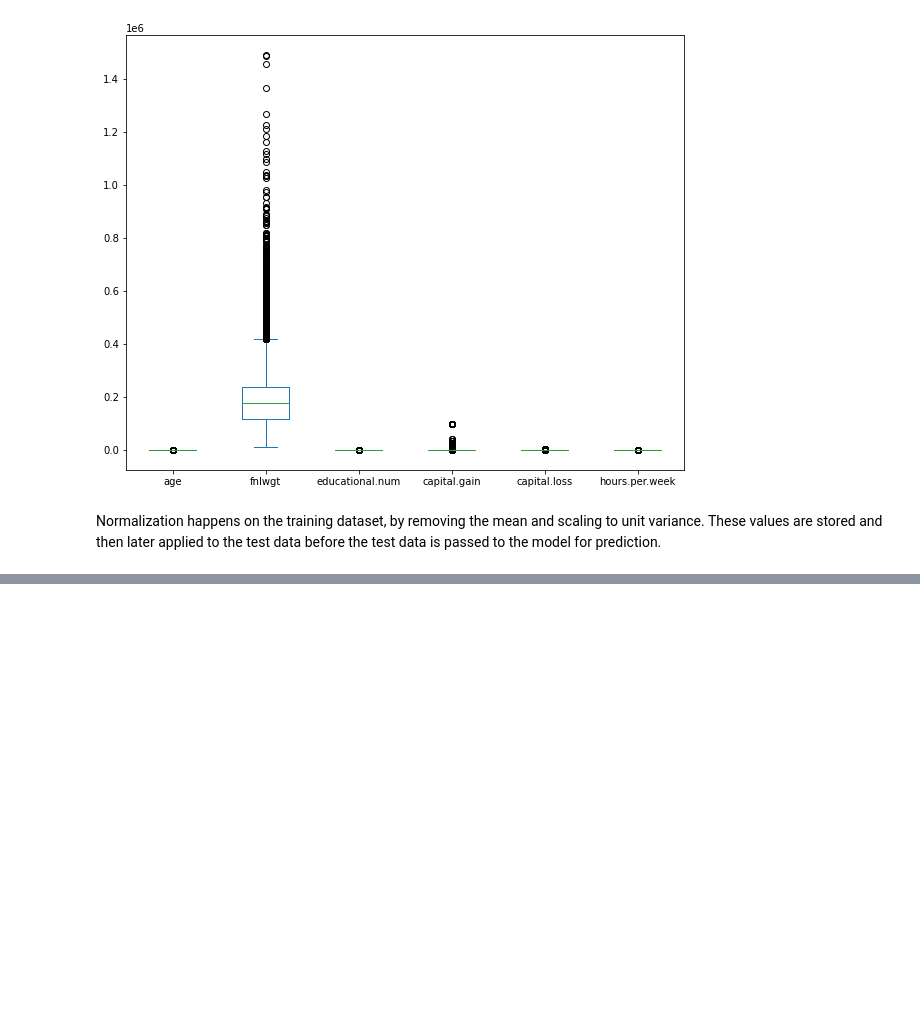
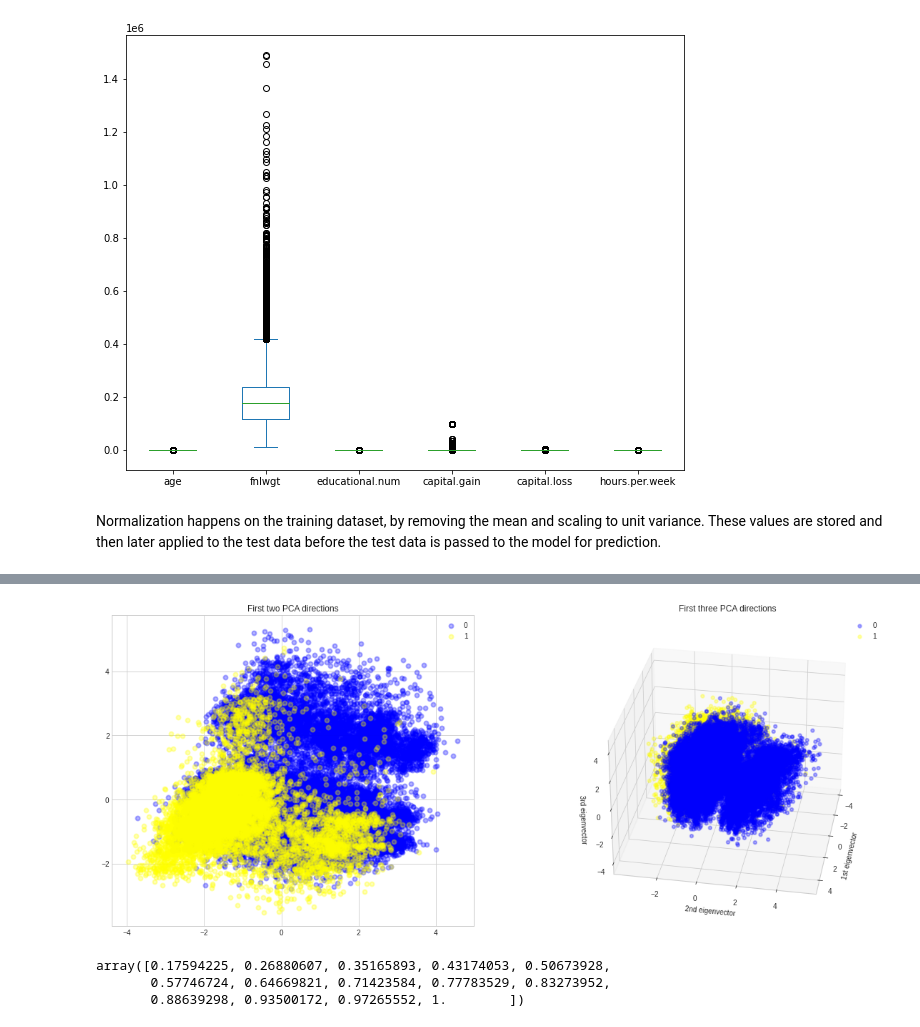
Before and after one commit to Patcast/IncomeAdultClassification, a Jupyter notebook: LogisticRegression.ipynb, the cells around one changed output, grey strips where cells are left out. Cells and saved outputs as stored; diff of their text form; code cells hidden in the pictures; blank space fills up the shorter version.

```diff
--- a/LogisticRegression.ipynb
+++ b/LogisticRegression.ipynb
@@ -606,0 +614,3 @@ Logistic Regression : 85.05 percent.
+# %%
+adult = adult.apply(LabelEncoder().fit_transform)
+adult.head()
@@ -606,0 +630,62 @@ Logistic Regression : 85.05 percent.
+# %%
+# PCA's components graphed in 2D and 3D
+# Apply Scaling
+from sklearn.decomposition import PCA
+std_scale = preprocessing.StandardScaler().fit(adult.drop('income', axis=1))
+X = std_scale.transform(adult.drop('income', axis=1))
+y = adult['income']
+
+# Formatting
+target_names = [0,1]
+colors = ['blue','yellow','pink']
+lw = 2
+alpha = 0.3
+# 2 Components PCA
+plt.style.use('seaborn-whitegrid')
+plt.figure(2, figsize=(20, 8))
+
+plt.subplot(1, 2, 1)
+pca = PCA(n_components=2)
+X_r = pca.fit(X).transform(X)
+for color, i, target_name in zip(colors, [0, 1], target_names):
+    plt.scatter(X_r[y == i, 0], X_r[y == i, 1],
+                color=color,
+                alpha=alpha,
+                lw=lw,
+                label=target_name)
+plt.legend(loc='best', shadow=False, scatterpoints=1)
+plt.title('First two PCA directions');
+
+# 3 Components PCA
+ax = plt.subplot(1, 2, 2, projection='3d')
+
+pca = PCA(n_components=3)
+X_reduced = pca.fit(X).transform(X)
+for color, i, target_name in zip(colors, [0, 1], target_names):
+    ax.scatter(X_reduced[y == i, 0], X_reduced[y == i, 1], X_reduced[y == i, 2],
+               color=color,
+               alpha=alpha,
+               lw=lw,
+               label=target_name)
+plt.legend(loc='best', shadow=False, scatterpoints=1)
+ax.set_title("First three PCA directions")
+ax.set_xlabel("1st eigenvector")
+ax.set_ylabel("2nd eigenvector")
+ax.set_zlabel("3rd eigenvector")
+
+# rotate the axes
+ax.view_init(30, 10)
+# %% [output]
+[figure, added]
+# %%
+sc = StandardScaler()
+X_train_std = sc.fit_transform(X_train)
+pca = PCA(n_components=None)
+x_train_pca = pca.fit_transform(X_train_std)
+a = pca.explained_variance_ratio_
+a_running = a.cumsum()
+a_running
+# %% [output]
+array([0.17594225, 0.26880607, 0.35165893, 0.43174053, 0.50673928,
+       0.57746724, 0.64669821, 0.71423584, 0.77783529, 0.83273952,
+       0.88639298, 0.93500172, 0.97265552, 1.        ])
```
Also changed, not shown: parts of 16 cells of this notebook.
